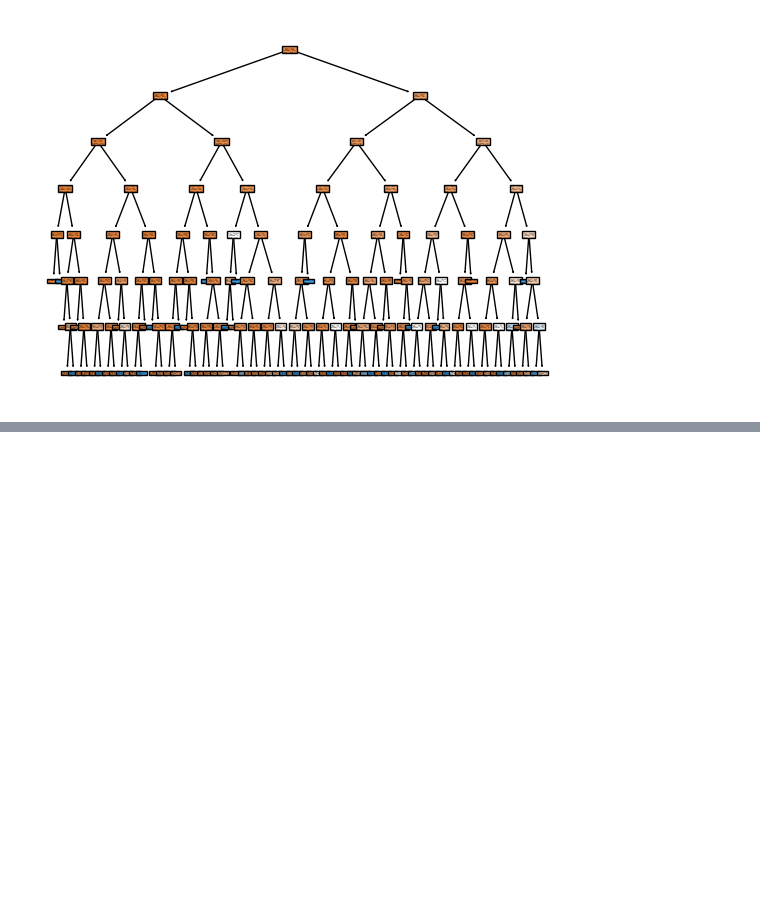
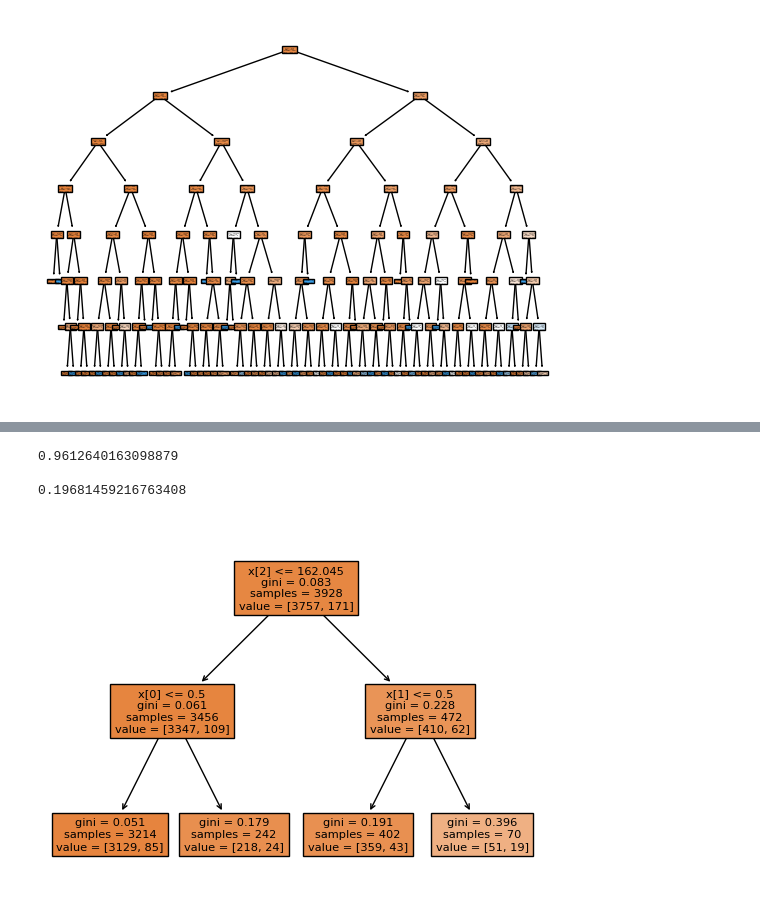
Before and after one commit to DS3001/group5, a Jupyter notebook: lab2.ipynb, the cells around one changed output, grey strips where cells are left out. Cells and saved outputs as stored; diff of their text form; code cells hidden in the pictures; blank space fills up the shorter version.

Commit message:
Tried to fix underfit/overfit dilemma. Unsuccessful, but did get marginally better predictiveness.

```diff
--- a/lab2.ipynb
+++ b/lab2.ipynb
@@ -403,0 +449,14 @@ depth 7
+# %%
+### NEW ###
+
+df_train.loc[df_train['smoking_status'] == 'never smoked', 'smoking_status'] = 0
+df_train.loc[df_train['smoking_status'] == 'Unknown', 'smoking_status'] = 1
+df_train.loc[df_train['smoking_status'] == 'formerly smoked', 'smoking_status'] = 2
+df_train.loc[df_train['smoking_status'] == 'smokes', 'smoking_status'] = 3
+
+df_test.loc[df_test['smoking_status'] == 'never smoked', 'smoking_status'] = 0
+df_test.loc[df_test['smoking_status'] == 'Unknown', 'smoking_status'] = 1
+df_test.loc[df_test['smoking_status'] == 'formerly smoked', 'smoking_status'] = 2
+df_test.loc[df_test['smoking_status'] == 'smokes', 'smoking_status'] = 3
+
+df_test.head()
@@ -403,0 +470,35 @@ depth 7
+# %%
+df_train = df_train.drop(labels=['age'], axis=1)
+df_test = df_test.drop(labels=['age'], axis=1)
+# %%
+y_train = df_train['stroke']
+X_train = df_train.drop('stroke',axis=1)
+y_test = df_test['stroke']
+X_test = df_test.drop('stroke',axis=1)
+# %%
+from sklearn import tree # Import the tree classifier
+
+# Fit decision tree:
+classify = tree.DecisionTreeClassifier(max_depth=2)
+classify = classify.fit(X_train, y_train)
+
+# Visualize results:
+tree.plot_tree(classify,filled=True)
+
+## Make Predictions on the Test Set
+y_hat = classify.predict(X_test)
+
+from sklearn.metrics import mean_squared_error
+
+def pn(x):
+    print(x,'\n')
+
+#find the R2 and RMSE
+pn(classify.score(X_test, y_test)) # R squared measure
+
+pn(np.sqrt(mean_squared_error(y_test, y_hat))) #RMSE
+# %% [output]
+0.9612640163098879
+
+0.19681459216763408
+[figure, added]
```
Also changed, not shown: parts of 12 cells of this notebook.
